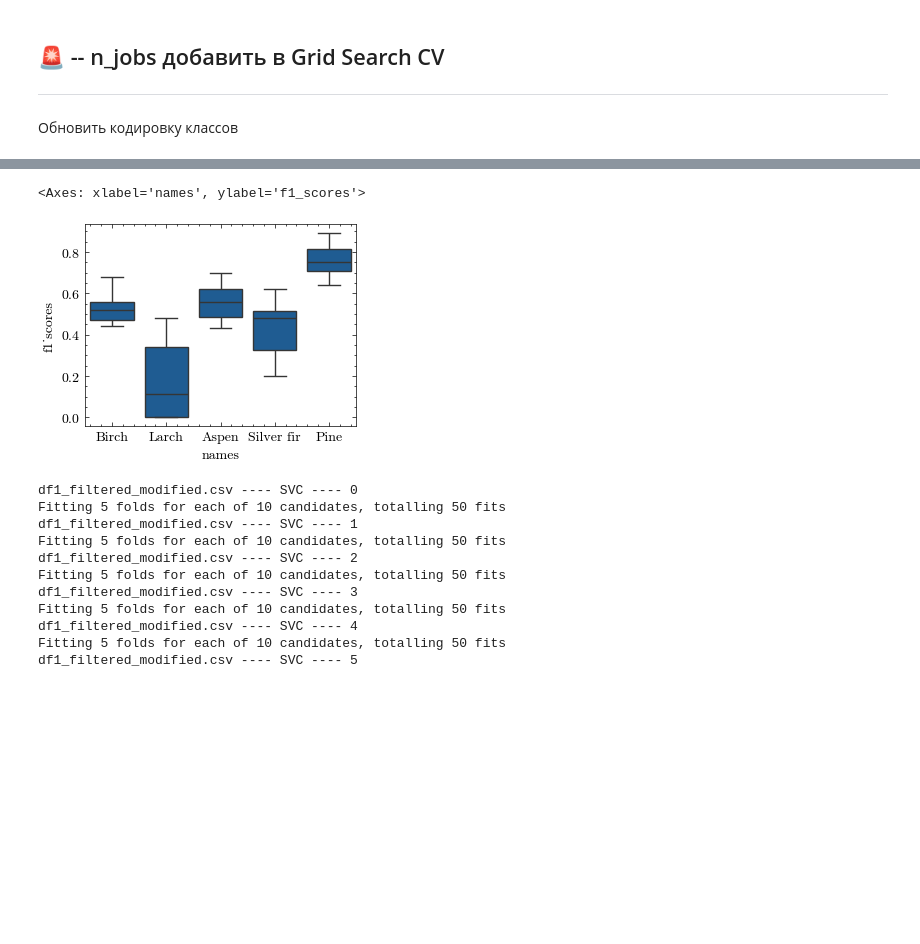
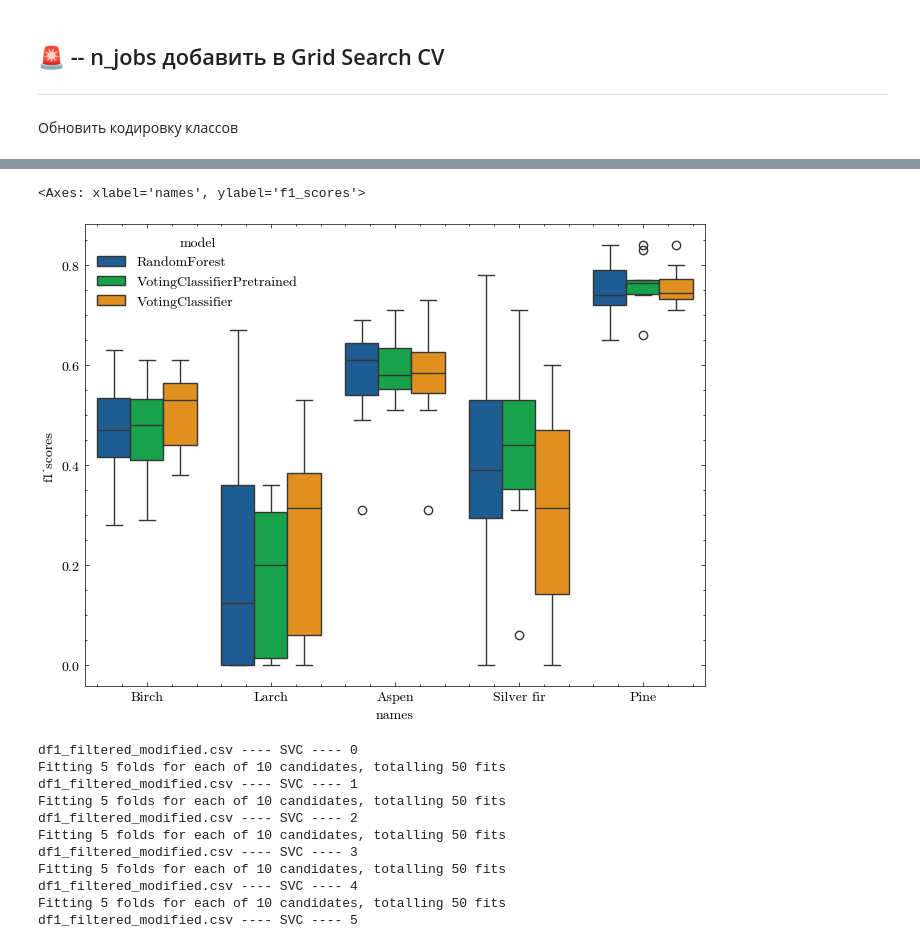
Before and after one commit to mishagrol/ForestMapping, a Jupyter notebook: notebooks/Paper_2024-Ensemble.ipynb, the cells around one changed output, grey strips where cells are left out. Cells and saved outputs as stored; diff of their text form; code cells hidden in the pictures; blank space fills up the shorter version.

Commit message:
add: Inference and Ensamble modelling for forest

```diff
--- a/notebooks/Paper_2024-Ensemble.ipynb
+++ b/notebooks/Paper_2024-Ensemble.ipynb
@@ -436,10 +438,10 @@ def model_loop(df_forest: pd.DataFrame, model: str,  param_grid: dict, smote_bal
 # %%
 from tqdm import tqdm
 # %%
-def check_computed_metrics(metrics: pd.DataFrame, dataset: str, model: str):
+def check_computed_metrics(metrics: pd.DataFrame, dataset: str, model: str, smote_balance: bool):
     if 'fname' not in metrics:
         return False
-    mask = (metrics['fname']==dataset) & (metrics['model']==model)
+    mask = (metrics['fname']==dataset) & (metrics['model']==model) & (metrics['smote_balance']==smote_balance)
     if len(metric_container.loc[mask])==150:
         return True
     else:
@@ -464,6 +486,6 @@ def init_models():
 # %%
-metric_fname = '../shape_data/metric_results_ensemble.csv'
-metric_stats_fname = '../shape_data/metric_stats_ensemble.csv'
+metric_fname = '../shape_data/metric_results_FINAL.csv'
+metric_stats_fname = '../shape_data/metric_stats_FINAL.csv'
 if os.path.isfile(metric_fname):
     print('Use cached metrics')
     metric_container = pd.read_csv(metric_fname, index_col=0)
@@ -580,10 +618,15 @@ model_metrics
 # %%
 model_metrics
 import seaborn as sns
-sns.boxplot(data=model_metrics, y='f1_scores', x='names')
+fig, ax = plt.subplots(1,1, figsize=(8,6))
+sns.boxplot(data=metric_container,
+            y='f1_scores',
+            x='names',
+            hue='model',
+            ax=ax)
 # %% [output]
 <Axes: xlabel='names', ylabel='f1_scores'>
-[figure, old version]
+[figure, new version]
 # %%
 metric_container = pd.concat([metric_container, model_metrics], axis=0)
 # %%
```
Also changed, not shown: parts of 8 cells of this notebook, 2 other files.
